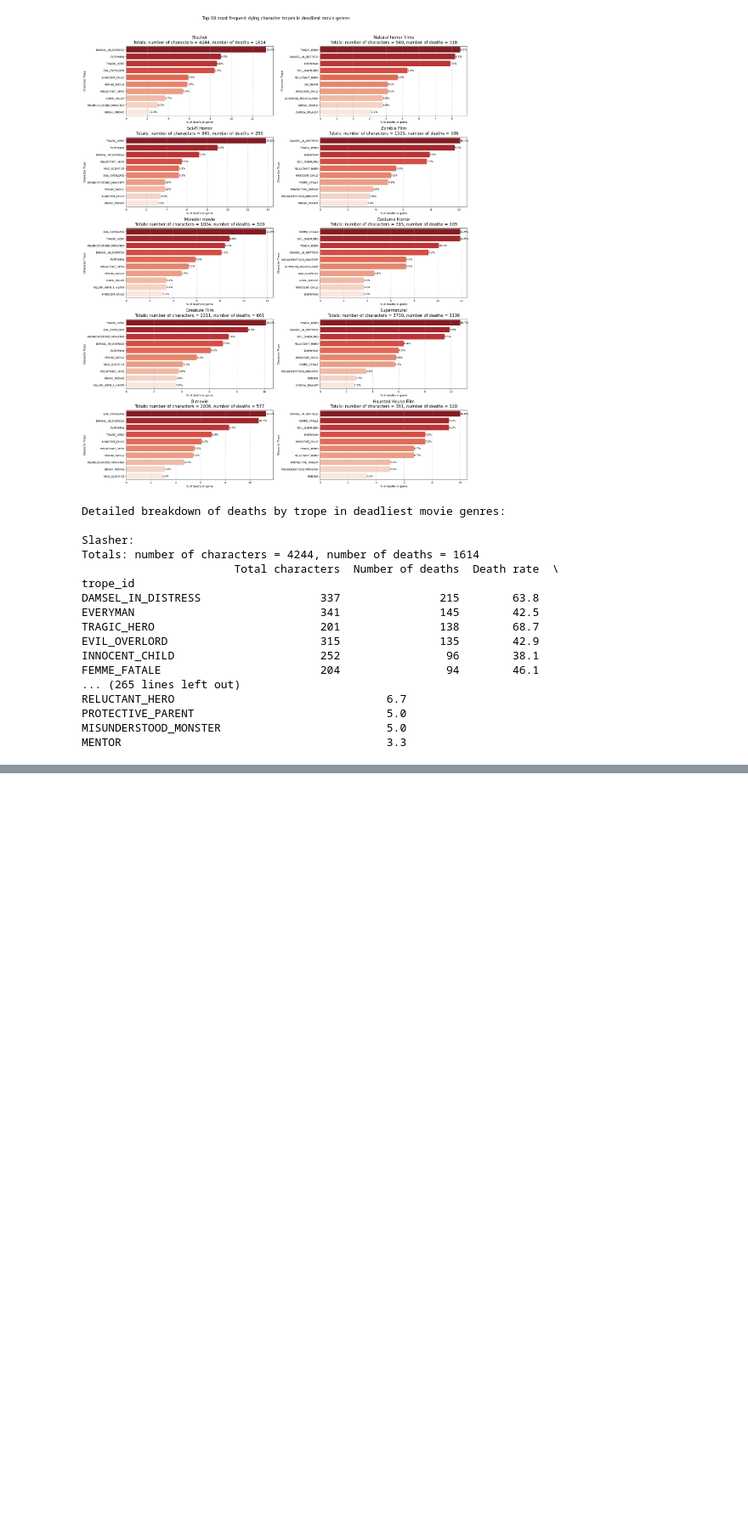
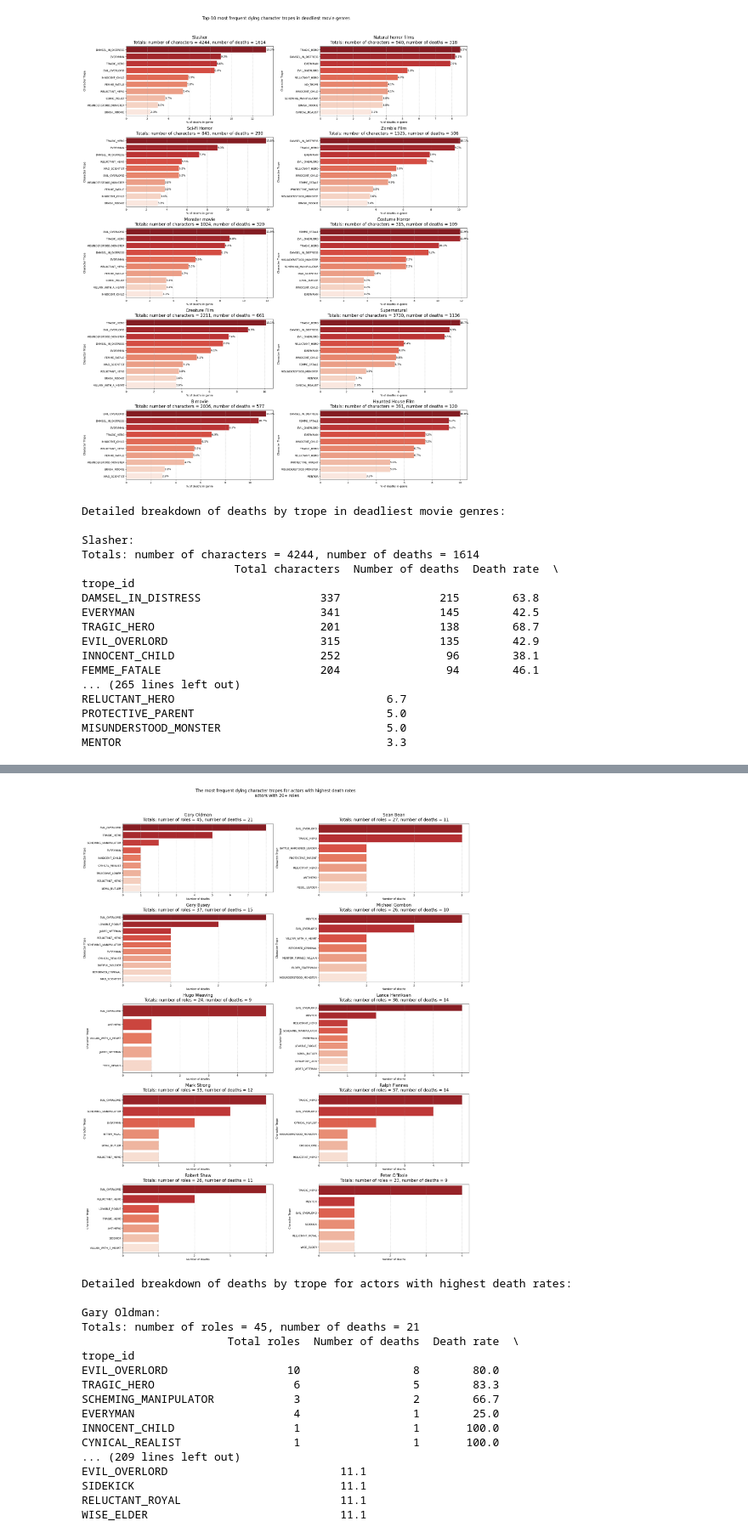
Before and after one commit to epfl-ada/ada-2024-project-nhsvd, a Jupyter notebook: notebooks/death_rate_analysis.ipynb, the cells around one changed output, grey strips where cells are left out. Shown at 85% size. Drawn from its saved outputs; the diff is of its cells as text; code cells hidden in the pictures; blank space fills up the shorter version.

```diff
--- a/notebooks/death_rate_analysis.ipynb
+++ b/notebooks/death_rate_analysis.ipynb
@@ -367,0 +451,80 @@ MENTOR                                        3.3
+# %%
+top_dying_actors = significant_actor_mortality.head(10).index
+
+fig, axes = plt.subplots(5, 2, figsize=(21, 25))
+axes = axes.flatten()
+
+for idx, actor in enumerate(top_dying_actors):
+    actor_chars = df_actors[df_actors['actor_name'] == actor]
+    total_chars = len(actor_chars)
+
+    actor_deaths = df_actors[
+        (df_actors['actor_name'] == actor) &
+        (df_actors['died'] == 1.0)
+    ]
+
+    trope_deaths = actor_deaths['trope_id'].value_counts().head(10)
+    total_deaths = actor_deaths['trope_id'].count()
+
+    sns.barplot(
+        x=trope_deaths.values,
+        y=trope_deaths.index,
+        ax=axes[idx],
+        palette='Reds_r'
+    )
+    axes[idx].grid(axis='x', linestyle='--', alpha=0.7)
+    axes[idx].xaxis.set_major_locator(MaxNLocator(integer=True))
+    axes[idx].set_title(f'{actor}\nTotals: number of roles = {total_chars}, number of deaths = {total_deaths}',
+                       pad=10, fontsize=16)
+    axes[idx].set_xlabel('Number of deaths')
+    axes[idx].set_ylabel('Character Trope')
+
+    # for i, v in enumerate(trope_deaths):
+    #     axes[idx].text(v, i, f'{v}', va='center')
+
+plt.suptitle(f'The most frequent dying character tropes for actors with highest death rates \n actors with {roles_threshold}+ roles',
+            fontsize=16, y=1.02)
+plt.tight_layout()
+plt.show()
+
+print('\nDetailed breakdown of deaths by trope for actors with highest death rates:')
+for actor in top_dying_actors:
+    print(f'\n{actor}:')
+    actor_chars = df_actors[df_actors['actor_name'] == actor]
+    total_chars = len(actor_chars)
+
+    actor_deaths = actor_chars[actor_chars['died'] == 1.0]
+
+    trope_deaths = actor_deaths['trope_id'].value_counts().head(10)
+    total_deaths = actor_deaths['trope_id'].count()
+
+    trope_totals = actor_chars['trope_id'].value_counts()
+
+    stats_df = pd.DataFrame({
+        'Total roles': trope_totals[trope_deaths.index],
+        'Number of deaths': trope_deaths,
+        'Death rate': (trope_deaths / trope_totals[trope_deaths.index] * 100).round(1),
+        'Percentage of actor deaths': (trope_deaths / total_deaths * 100).round(1)
+    })
+
+    print(f'Totals: number of roles = {total_chars}, number of deaths = {total_deaths}')
+    print(stats_df)
+# %% [output]
+[figure, added]
+Detailed breakdown of deaths by trope for actors with highest death rates:
+
+Gary Oldman:
+Totals: number of roles = 45, number of deaths = 21
+                      Total roles  Number of deaths  Death rate  \
+trope_id
+EVIL_OVERLORD                  10                 8        80.0
+TRAGIC_HERO                     6                 5        83.3
+SCHEMING_MANIPULATOR            3                 2        66.7
+EVERYMAN                        4                 1        25.0
+INNOCENT_CHILD                  1                 1       100.0
+CYNICAL_REALIST                 1                 1       100.0
+... (209 lines left out)
+EVIL_OVERLORD                          11.1
+SIDEKICK                               11.1
+RELUCTANT_ROYAL                        11.1
+WISE_ELDER                             11.1
```
Also changed, not shown: parts of 4 cells of this notebook, 1 other file.
